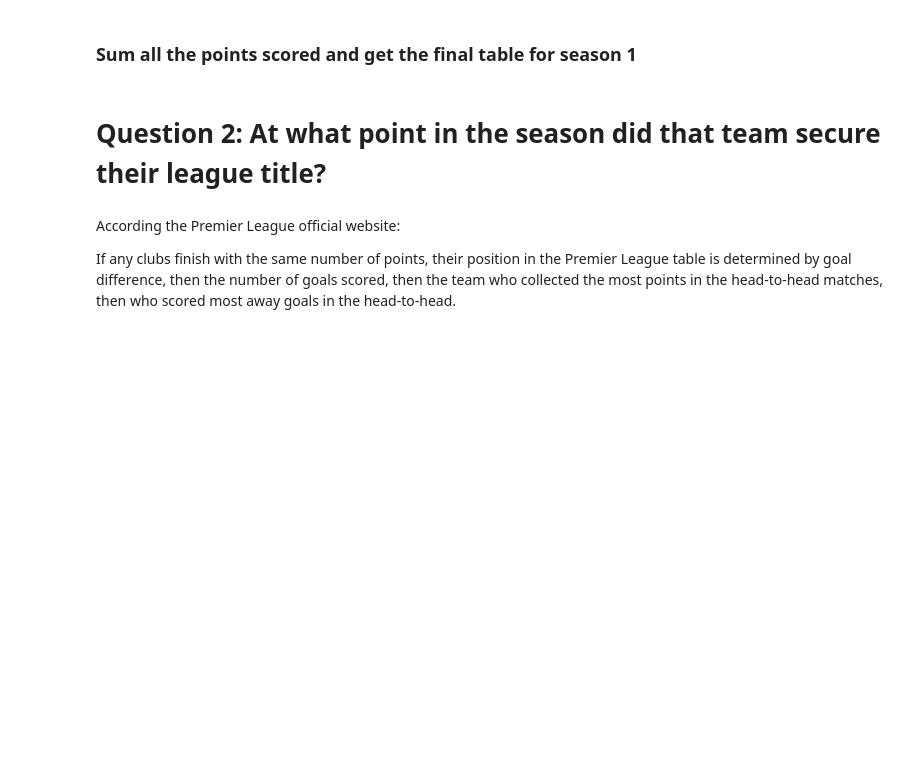
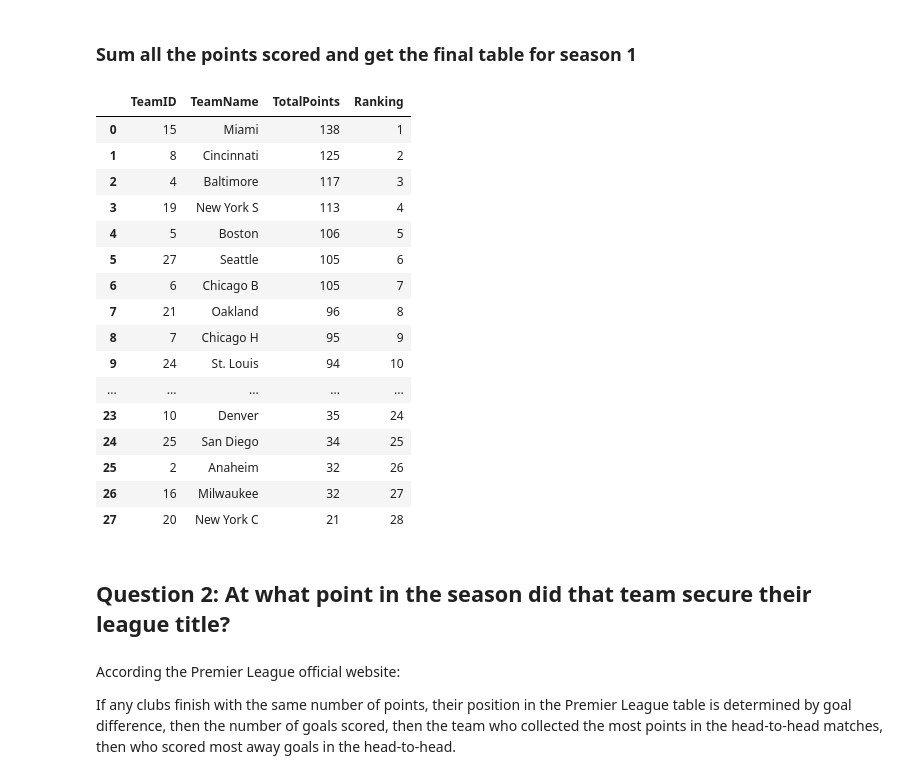
Before and after one commit to GuillaumeMendle/football_prediction, a Jupyter notebook: code/data_exploration.ipynb, the cells around one changed output. Drawn from its saved outputs; the diff is of its cells as text; code cells hidden in the pictures; blank space fills up the shorter version.

```diff
--- a/code/data_exploration.ipynb
+++ b/code/data_exploration.ipynb
@@ -69,8 +68,28 @@ df_ranking_season1 = df_all_team.groupby(["TeamID", "TeamName"]).agg(
 ).sort_values(by="TotalPoints", ascending=False).reset_index()
 
 df_ranking_season1["Ranking"] = np.arange(1, len(df_ranking_season1)+1)
+# %%
+df_ranking_season1
+# %% [output]
+|  | TeamID | TeamName | TotalPoints | Ranking |
+| 0 | 15 | Miami | 138 | 1 |
+| 1 | 8 | Cincinnati | 125 | 2 |
+| 2 | 4 | Baltimore | 117 | 3 |
+| 3 | 19 | New York S | 113 | 4 |
+| 4 | 5 | Boston | 106 | 5 |
+| 5 | 27 | Seattle | 105 | 6 |
+| 6 | 6 | Chicago B | 105 | 7 |
+| 7 | 21 | Oakland | 96 | 8 |
+| 8 | 7 | Chicago H | 95 | 9 |
+| 9 | 24 | St. Louis | 94 | 10 |
+| ... | ... | ... | ... | ... |
+| 23 | 10 | Denver | 35 | 24 |
+| 24 | 25 | San Diego | 34 | 25 |
+| 25 | 2 | Anaheim | 32 | 26 |
+| 26 | 16 | Milwaukee | 32 | 27 |
+| 27 | 20 | New York C | 21 | 28 |
 # %% [markdown]
-# Question 2: At what point in the season did that team secure their league title?
+## Question 2: At what point in the season did that team secure their league title?
 # %% [markdown]
 According the Premier League official website:
 
```
Also changed, not shown: parts of 9 cells of this notebook, 1 other file.
